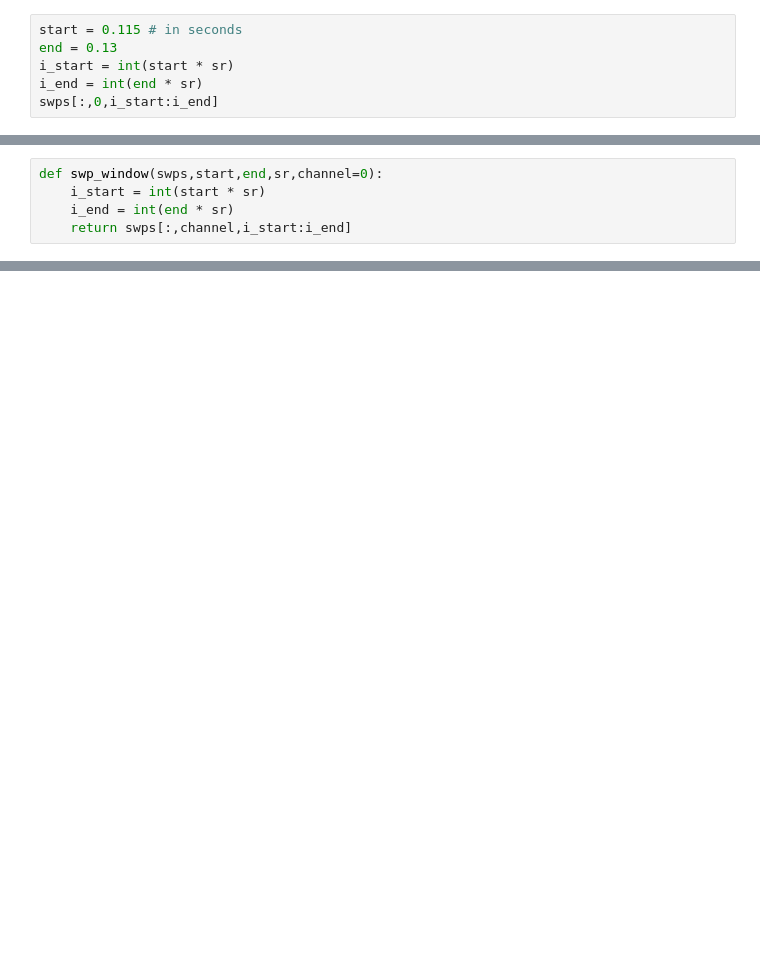
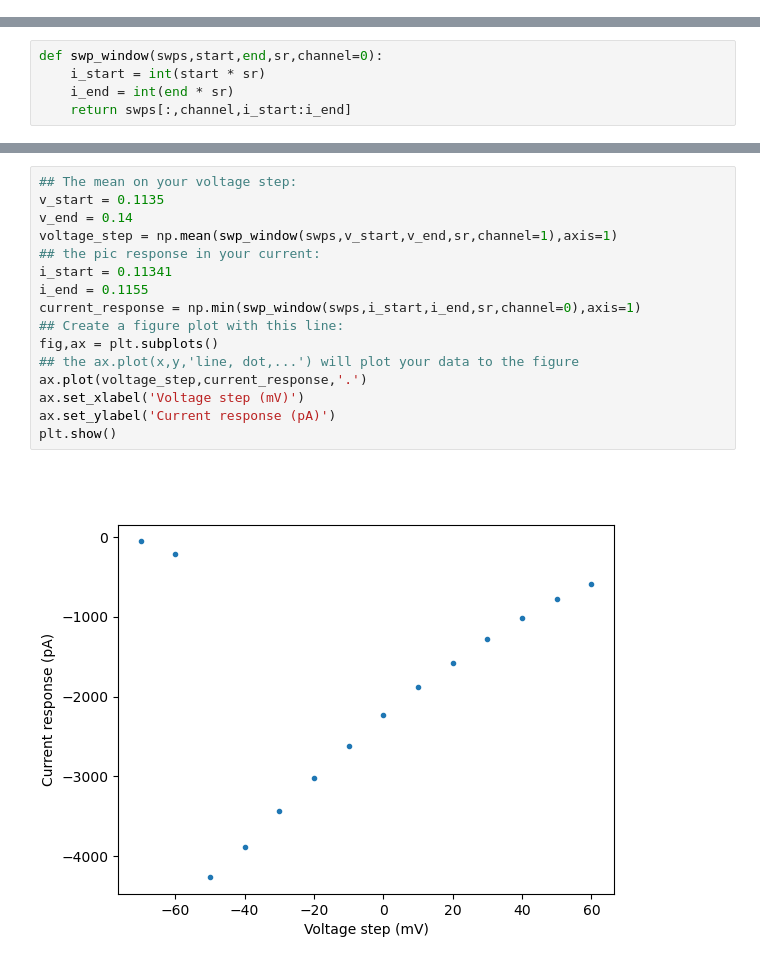
Before and after one commit to afmontarras/CSHL, a Jupyter notebook: CSHL Nav.ipynb, the cells around one changed output, grey strips where cells are left out. Cells and saved outputs as stored; diff of their text form; blank space fills up the shorter version.

```diff
--- a/CSHL Nav.ipynb
+++ b/CSHL Nav.ipynb
@@ -22,6 +52,0 @@ swps.shape
-# %%
-start = 0.115 # in seconds
-end = 0.13
-i_start = int(start * sr)
-i_end = int(end * sr)
-swps[:,0,i_start:i_end]
@@ -69,0 +67,18 @@ ax.plot(voltage_step,current_response,'.')
+# %%
+## The mean on your voltage step:
+v_start = 0.1135
+v_end = 0.14
+voltage_step = np.mean(swp_window(swps,v_start,v_end,sr,channel=1),axis=1)
+## the pic response in your current:
+i_start = 0.11341
+i_end = 0.1155
+current_response = np.min(swp_window(swps,i_start,i_end,sr,channel=0),axis=1)
+## Create a figure plot with this line:
+fig,ax = plt.subplots()
+## the ax.plot(x,y,'line, dot,...') will plot your data to the figure
+ax.plot(voltage_step,current_response,'.')
+ax.set_xlabel('Voltage step (mV)')
+ax.set_ylabel('Current response (pA)')
+plt.show()
+# %% [output]
+[figure, added]
```
Also changed, not shown: parts of 33 cells of this notebook, 1 other file.
